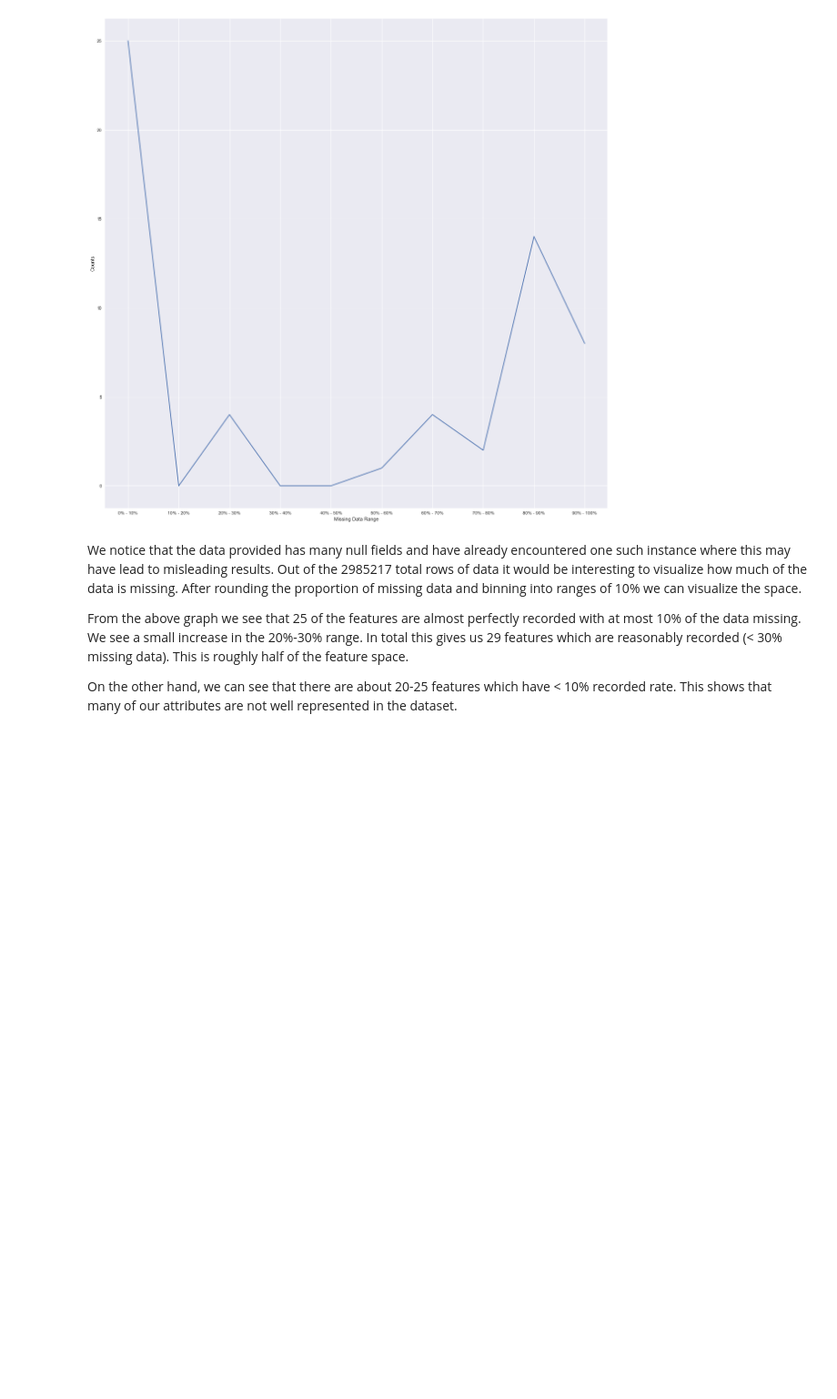
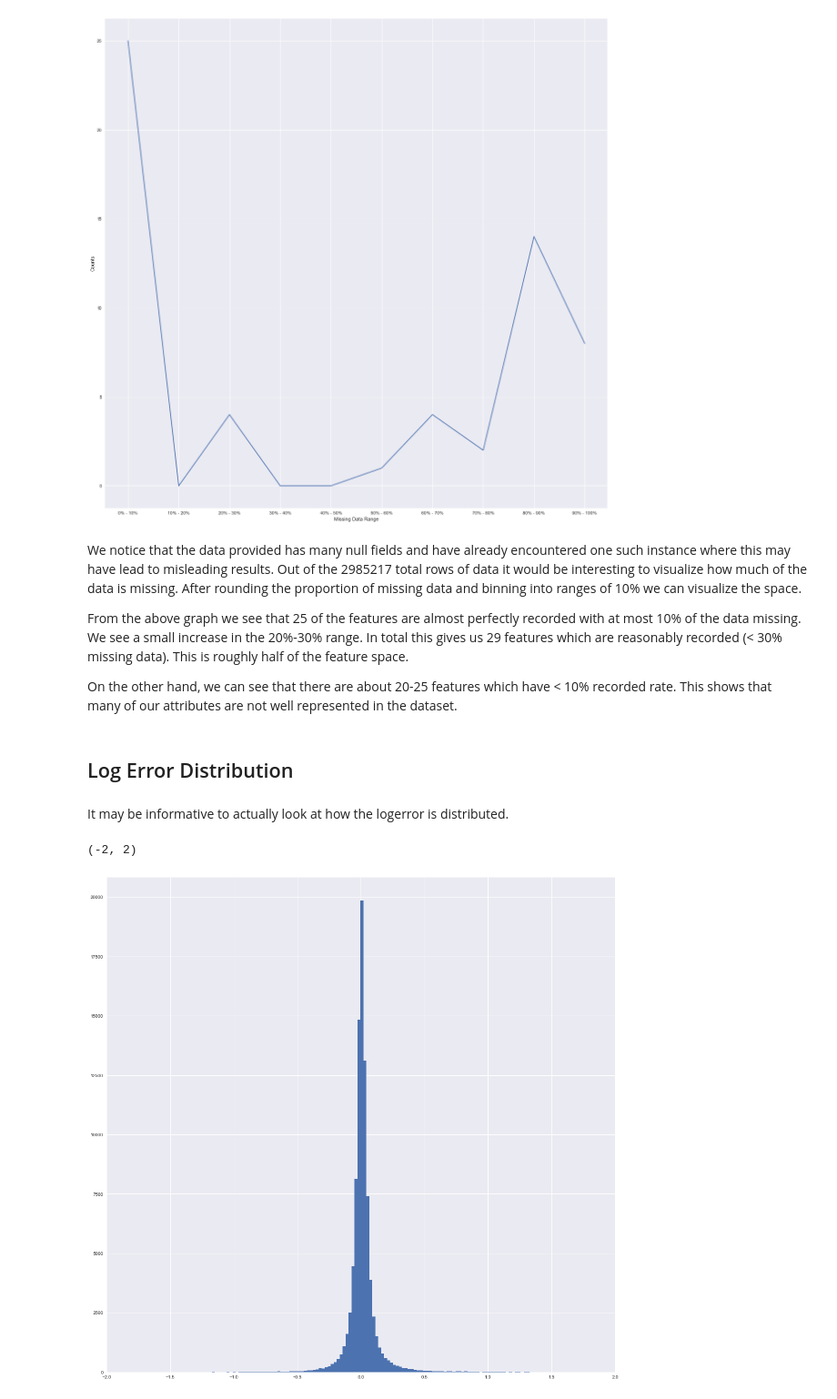
Before and after one commit to moduIo/Data-Science, a Jupyter notebook: HW2/HW2.ipynb, the cells around one changed output. Shown: that part at 91% size. Cells and saved outputs as stored; diff of their text form; code cells hidden in the pictures; blank space fills up the shorter version.

```diff
--- a/HW2/HW2.ipynb
+++ b/HW2/HW2.ipynb
@@ -234,3 +239,12 @@ We notice that the data provided has many null fields and have already encounter
 From the above graph we see that 25 of the features are almost perfectly recorded with at most 10% of the data missing.  We see a small increase in the 20%-30% range.  In total this gives us 29 features which are reasonably recorded (< 30% missing data).  This is roughly half of the feature space.
 
 On the other hand, we can see that there are about 20-25 features which have < 10% recorded rate.  This shows that many of our attributes are not well represented in the dataset.
+# %% [markdown]
+## Log Error Distribution
+# %% [markdown]
+It may be informative to actually look at how the logerror is distributed.
+# %%
+training['logerror'].hist(bins=400).set_xlim((-2,2))
+# %% [output]
+(-2, 2)
+[figure, added]
```
Also changed, not shown: parts of 19 cells of this notebook.
